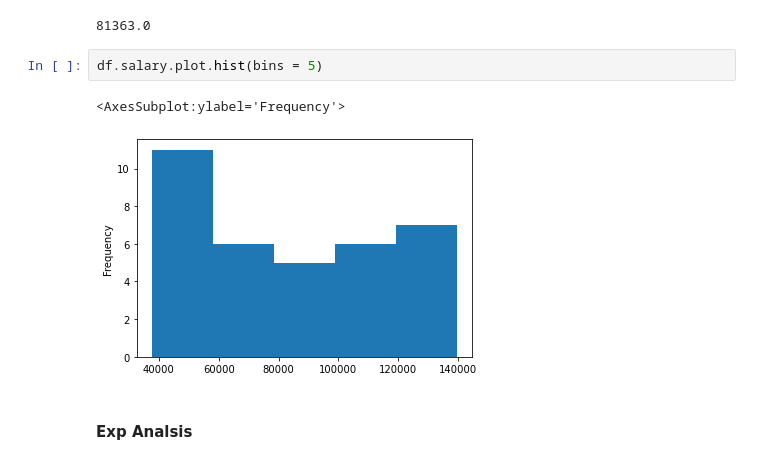
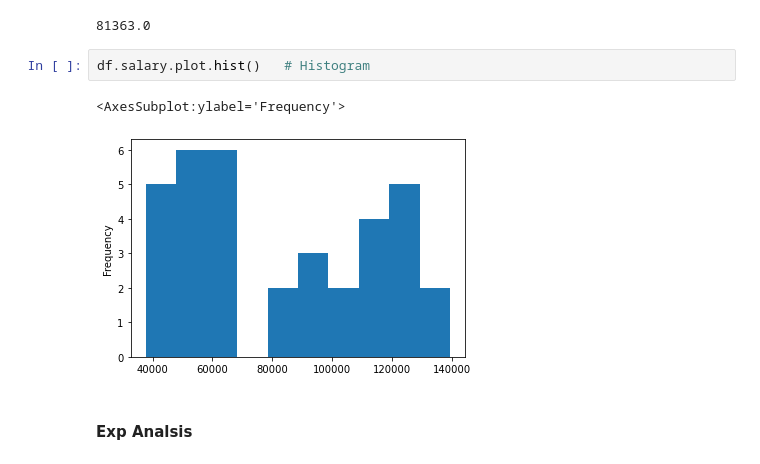
Before and after one commit to srikanthpragada/DS_18_MAY_2021, a Jupyter notebook: stats/salary_stats.ipynb, the cells around one changed output. Cells and saved outputs as stored; diff of their text form.

```diff
--- a/stats/salary_stats.ipynb
+++ b/stats/salary_stats.ipynb
@@ -30,10 +30,10 @@ df['salary'].median()
 # %% [output]
 81363.0
 # %%
-df.salary.plot.hist(bins = 5)
+df.salary.plot.hist()   # Histogram
 # %% [output]
 <AxesSubplot:ylabel='Frequency'>
-[figure, old version]
+[figure, new version]
 # %% [markdown]
 #### Exp Analsis
 # %%
```
Also changed, not shown: parts of 10 cells of this notebook, 2 other files.
